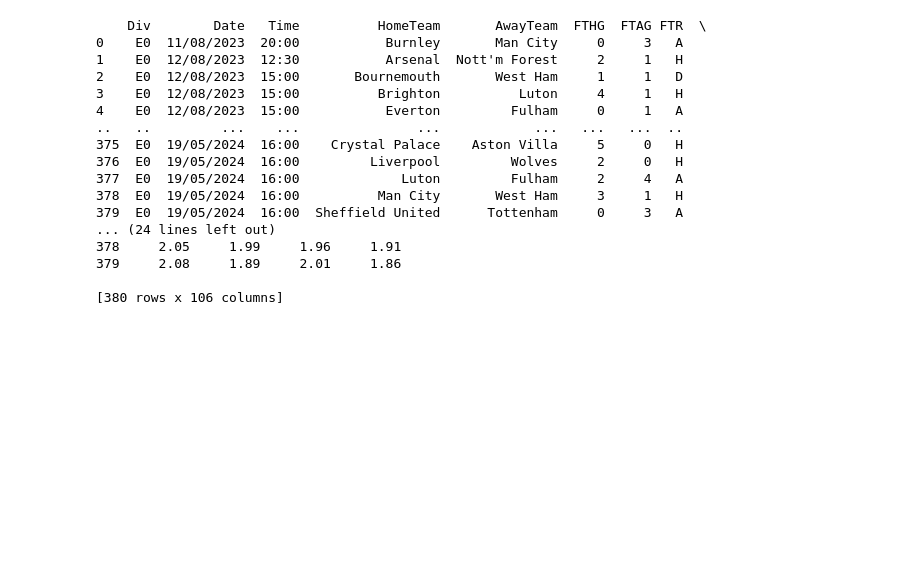
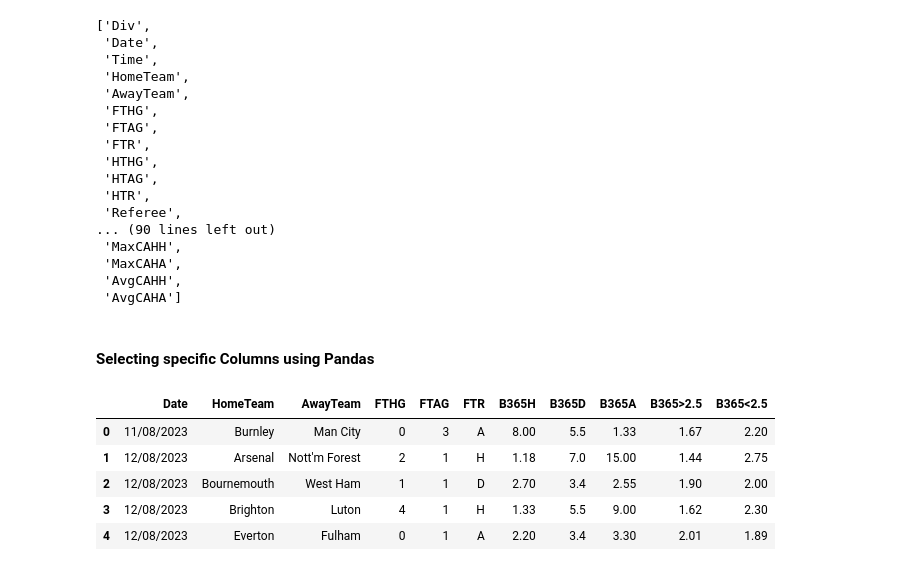
Before and after one commit to 19jmrs/PythonSportsBetting, a Jupyter notebook: main.ipynb, the cells around one changed output. Saved outputs shown, nothing was run; the diff lists cells and outputs as text; code cells hidden in the pictures; blank space fills up the shorter version.

Commit message:
Pandas and Numpy

```diff
--- a/main.ipynb
+++ b/main.ipynb
@@ -1,24 +12,50 @@
 # %%
 import pandas as pd
 
+
+URL = "https://www.football-data.co.uk/mmz4281/2324/E0.csv"
 # read database for 2023/2024
-base = pd.read_csv("https://www.football-data.co.uk/mmz4281/2324/E0.csv")
-base.to_csv("Base.csv", index=False)
+base = pd.read_csv(URL)
+# create a file of the database in csv format
+#base.to_csv("Base.csv", index=False)
+
+#display the first lines of the dataframe
+base.head()
+
+#display columns in a list
+base.columns.to_list()
 # %% [output]
-    Div        Date   Time          HomeTeam       AwayTeam  FTHG  FTAG FTR  \
-0    E0  11/08/2023  20:00           Burnley       Man City     0     3   A
-1    E0  12/08/2023  12:30           Arsenal  Nott'm Forest     2     1   H
-2    E0  12/08/2023  15:00       Bournemouth       West Ham     1     1   D
-3    E0  12/08/2023  15:00          Brighton          Luton     4     1   H
-4    E0  12/08/2023  15:00           Everton         Fulham     0     1   A
-..   ..         ...    ...               ...            ...   ...   ...  ..
-375  E0  19/05/2024  16:00    Crystal Palace    Aston Villa     5     0   H
-376  E0  19/05/2024  16:00         Liverpool         Wolves     2     0   H
-377  E0  19/05/2024  16:00             Luton         Fulham     2     4   A
-378  E0  19/05/2024  16:00          Man City       West Ham     3     1   H
-379  E0  19/05/2024  16:00  Sheffield United      Tottenham     0     3   A
-... (24 lines left out)
-378     2.05     1.99     1.96     1.91
-379     2.08     1.89     2.01     1.86
-
-[380 rows x 106 columns]
+['Div',
+ 'Date',
+ 'Time',
+ 'HomeTeam',
+ 'AwayTeam',
+ 'FTHG',
+ 'FTAG',
+ 'FTR',
+ 'HTHG',
+ 'HTAG',
+ 'HTR',
+ 'Referee',
+... (90 lines left out)
+ 'MaxCAHH',
+ 'MaxCAHA',
+ 'AvgCAHH',
+ 'AvgCAHA']
+# %% [markdown]
+#### Selecting specific Columns using Pandas
+# %%
+# columns to use
+columns = ["Date","HomeTeam","AwayTeam","FTHG","FTAG","FTR","B365H","B365D","B365A","B365>2.5","B365<2.5"]
+
+# new data frame with the selected columns
+df = base[columns]
+
+df.head()
+# %% [output]
+|  | Date | HomeTeam | AwayTeam | FTHG | FTAG | FTR | B365H | B365D | B365A | B365>2.5 | B365<2.5 |
+| 0 | 11/08/2023 | Burnley | Man City | 0 | 3 | A | 8.00 | 5.5 | 1.33 | 1.67 | 2.20 |
+| 1 | 12/08/2023 | Arsenal | Nott'm Forest | 2 | 1 | H | 1.18 | 7.0 | 15.00 | 1.44 | 2.75 |
+| 2 | 12/08/2023 | Bournemouth | West Ham | 1 | 1 | D | 2.70 | 3.4 | 2.55 | 1.90 | 2.00 |
+| 3 | 12/08/2023 | Brighton | Luton | 4 | 1 | H | 1.33 | 5.5 | 9.00 | 1.62 | 2.30 |
+| 4 | 12/08/2023 | Everton | Fulham | 0 | 1 | A | 2.20 | 3.4 | 3.30 | 2.01 | 1.89 |
```
Also changed, not shown: parts of 17 cells of this notebook.
